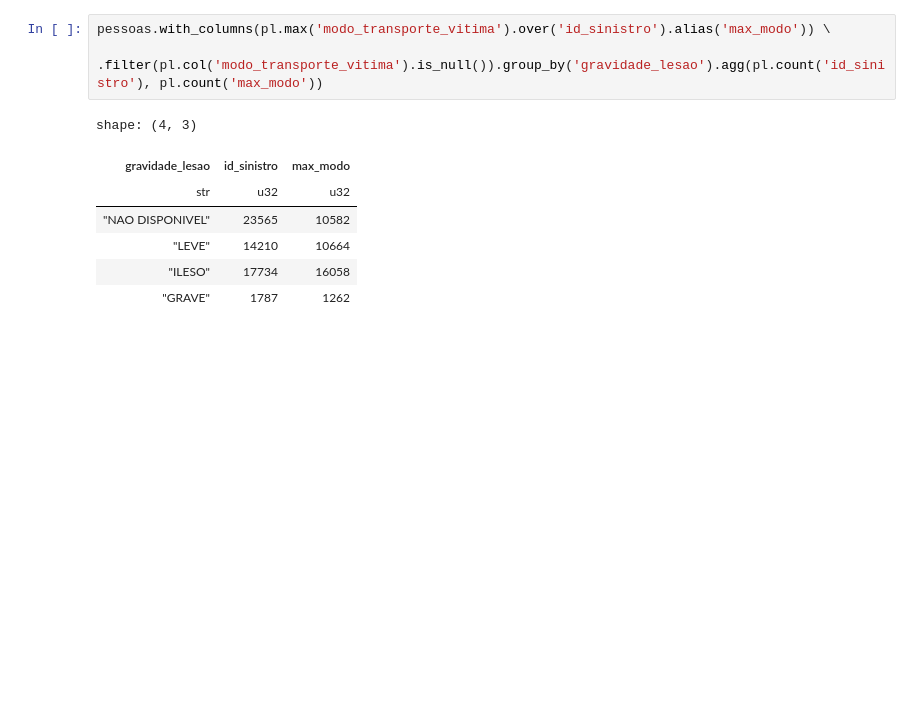
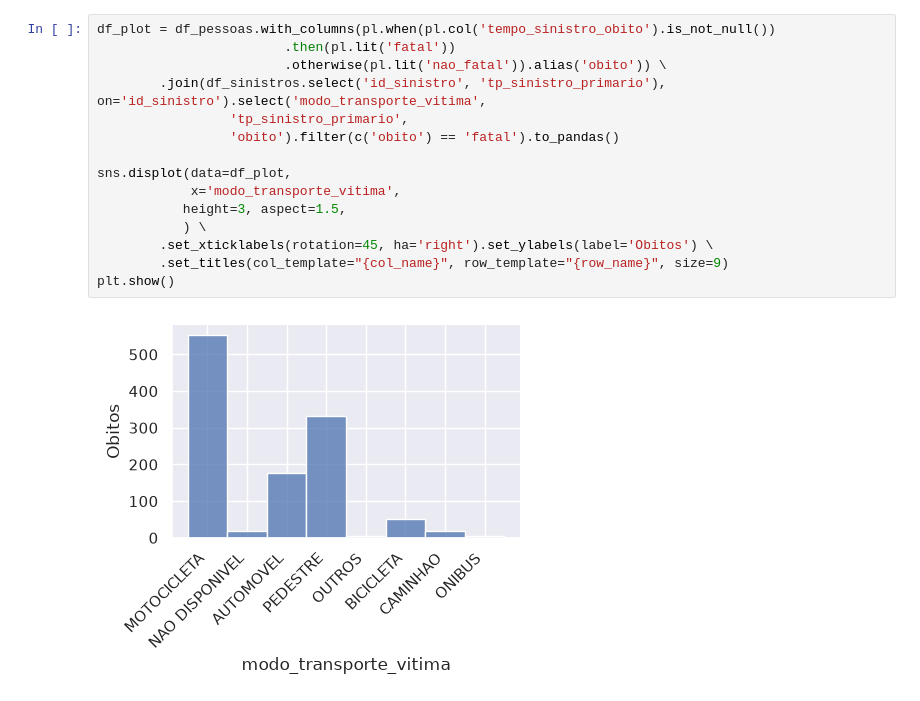
Before and after one commit to marcel-luchi/TCC530-BCD-2026S2-T003-TCC, a Jupyter notebook: notebooks/analise_exploratoria_pessoas.ipynb, the cells around one changed output. Cells and saved outputs as stored; diff of their text form; blank space fills up the shorter version.

```diff
--- a/notebooks/analise_exploratoria_pessoas.ipynb
+++ b/notebooks/analise_exploratoria_pessoas.ipynb
@@ -48,11 +81,17 @@ shape: (17, 4)
 # %%
-pessoas.with_columns(pl.max('modo_transporte_vitima').over('id_sinistro').alias('max_modo')) \
-    .filter(pl.col('modo_transporte_vitima').is_null()).group_by('gravidade_lesao').agg(pl.count('id_sinistro'), pl.count('max_modo'))
+df_plot = df_pessoas.with_columns(pl.when(pl.col('tempo_sinistro_obito').is_not_null())
+                        .then(pl.lit('fatal'))
+                        .otherwise(pl.lit('nao_fatal')).alias('obito')) \
+        .join(df_sinistros.select('id_sinistro', 'tp_sinistro_primario'), on='id_sinistro').select('modo_transporte_vitima',
+                 'tp_sinistro_primario',
+                 'obito').filter(c('obito') == 'fatal').to_pandas()
+
+sns.displot(data=df_plot,
+            x='modo_transporte_vitima',
+           height=3, aspect=1.5,
+           ) \
+        .set_xticklabels(rotation=45, ha='right').set_ylabels(label='Obitos') \
+        .set_titles(col_template="{col_name}", row_template="{row_name}", size=9)
+plt.show()
 # %% [output]
-shape: (4, 3)
-| gravidade_lesao | id_sinistro | max_modo |
-| str | u32 | u32 |
-| "NAO DISPONIVEL" | 23565 | 10582 |
-| "LEVE" | 14210 | 10664 |
-| "ILESO" | 17734 | 16058 |
-| "GRAVE" | 1787 | 1262 |
+[figure, added]
```
Also changed, not shown: parts of 20 cells of this notebook, 9 other files.
